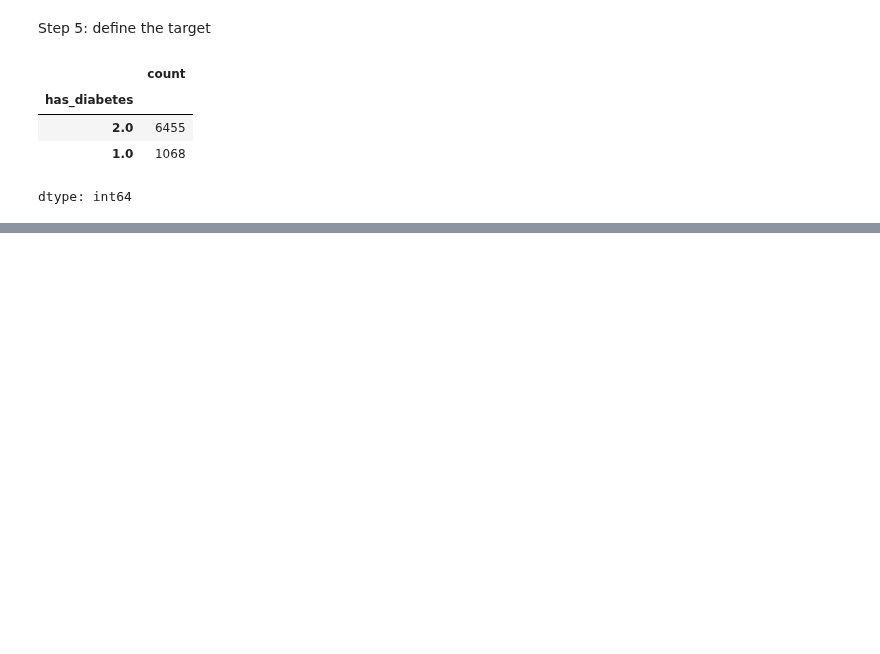
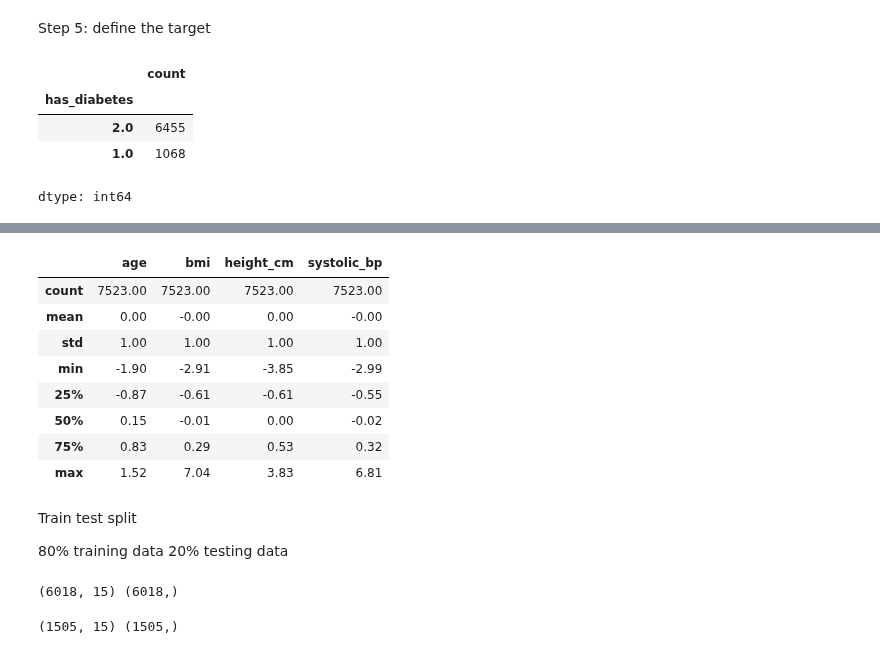
Before and after one commit to Luna0414/-DSC_110-, a Jupyter notebook: ML_Data_Prep_10_27_2026.ipynb, the cells around one changed output, grey strips where cells are left out. Cells and saved outputs as stored; diff of their text form; code cells hidden in the pictures; blank space fills up the shorter version.

```diff
--- a/ML_Data_Prep_10_27_2026.ipynb
+++ b/ML_Data_Prep_10_27_2026.ipynb
@@ -182,0 +231,19 @@ df['has_diabetes'] = df['has_diabetes'].map({
+# %%
+#another way to varify
+#mean is scaled because std is all =1
+df[numeric_cols].describe().round(2)
+# %% [output]
+|  | age | bmi | height_cm | systolic_bp |
+| count | 7523.00 | 7523.00 | 7523.00 | 7523.00 |
+| mean | 0.00 | -0.00 | 0.00 | -0.00 |
+| std | 1.00 | 1.00 | 1.00 | 1.00 |
+| min | -1.90 | -2.91 | -3.85 | -2.99 |
+| 25% | -0.87 | -0.61 | -0.61 | -0.55 |
+| 50% | 0.15 | -0.01 | 0.00 | -0.02 |
+| 75% | 0.83 | 0.29 | 0.53 | 0.32 |
+| max | 1.52 | 7.04 | 3.83 | 6.81 |
+# %% [markdown]
+Train test split
+
+80% training data
+20% testing data
@@ -182,0 +257,10 @@ df['has_diabetes'] = df['has_diabetes'].map({
+# %%
+#varify train
+print(X_train.shape, y_train.shape)
+# %% [output]
+(6018, 15) (6018,)
+# %%
+#varify train
+print(X_test.shape, y_test.shape)
+# %% [output]
+(1505, 15) (1505,)
```
Also changed, not shown: parts of 8 cells of this notebook.
